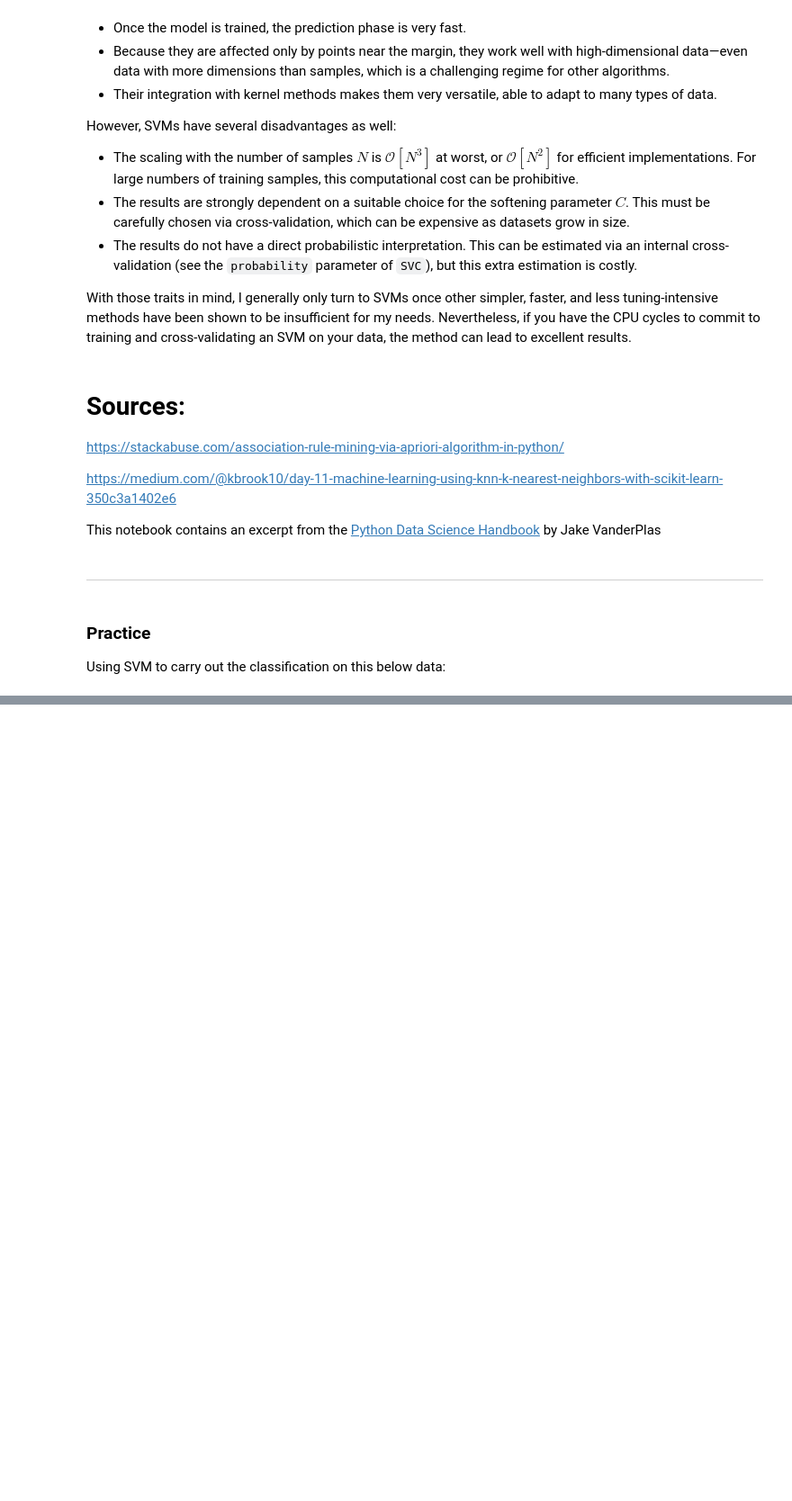
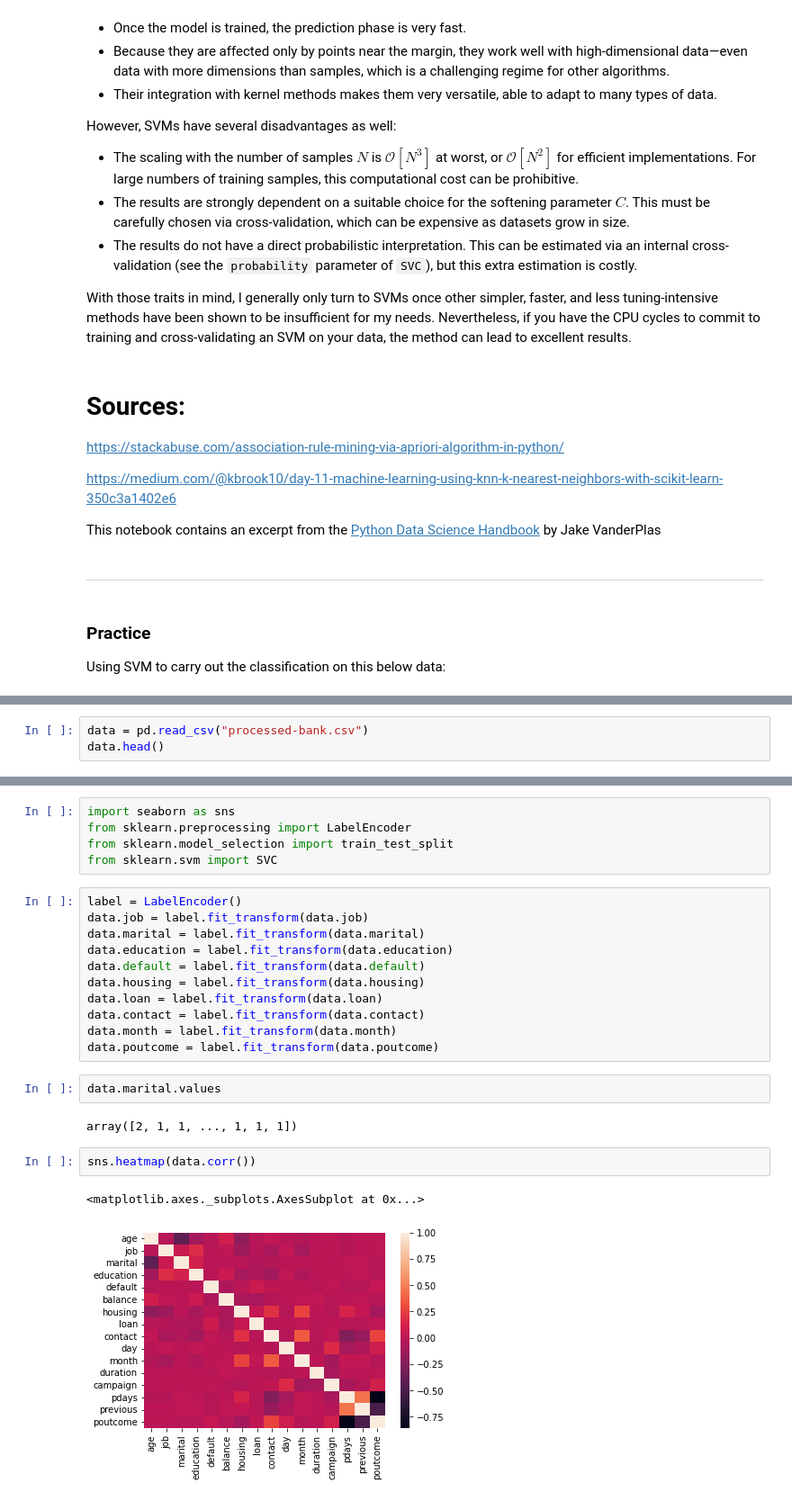
Before and after one commit to nhuyen183/DS-DV-Project, a Jupyter notebook: Basic_Data_Mining_Using_Python.ipynb, the cells around one changed output, grey strips where cells are left out. Shown at 90% size. Cells and saved outputs as stored; diff of their text form; blank space fills up the shorter version.

```diff
--- a/Basic_Data_Mining_Using_Python.ipynb
+++ b/Basic_Data_Mining_Using_Python.ipynb
@@ -777,0 +824,3 @@ data.head()
+# %%
+data = pd.read_csv("processed-bank.csv")
+data.head()
@@ -777,0 +891,25 @@ data.head()
+# %%
+import seaborn as sns
+from sklearn.preprocessing import LabelEncoder
+from sklearn.model_selection import train_test_split
+from sklearn.svm import SVC
+# %%
+label = LabelEncoder()
+data.job = label.fit_transform(data.job)
+data.marital = label.fit_transform(data.marital)
+data.education = label.fit_transform(data.education)
+data.default = label.fit_transform(data.default)
+data.housing = label.fit_transform(data.housing)
+data.loan = label.fit_transform(data.loan)
+data.contact = label.fit_transform(data.contact)
+data.month = label.fit_transform(data.month)
+data.poutcome = label.fit_transform(data.poutcome)
+# %%
+data.marital.values
+# %% [output]
+array([2, 1, 1, ..., 1, 1, 1])
+# %%
+sns.heatmap(data.corr())
+# %% [output]
+<matplotlib.axes._subplots.AxesSubplot at 0x...>
+[figure, added]
```
Also changed, not shown: parts of 20 cells of this notebook.
